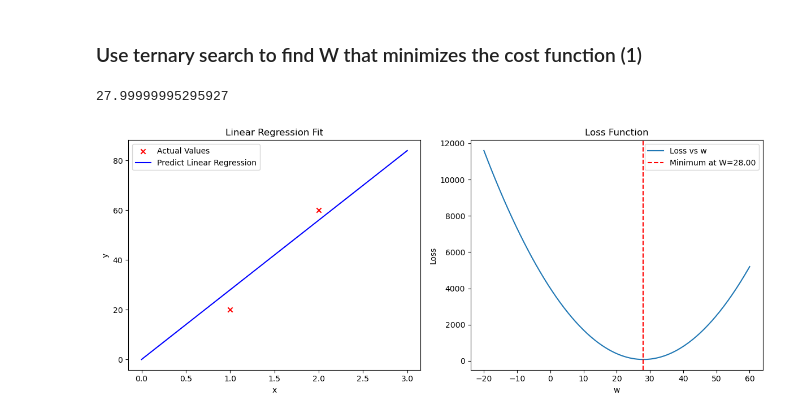
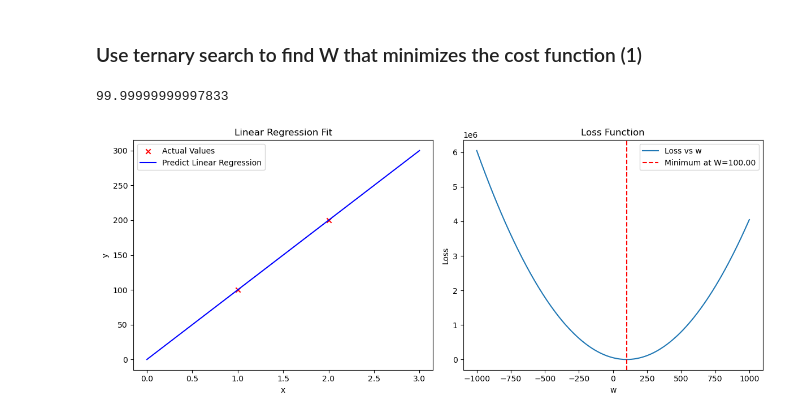
Before and after one commit to HuyinCP/Customize-ML-Models, a Jupyter notebook: ternary_search.ipynb, the cells around one changed output. Saved outputs shown, nothing was run; the diff lists cells and outputs as text; code cells hidden in the pictures.

```diff
--- a/ternary_search.ipynb
+++ b/ternary_search.ipynb
@@ -3,7 +3,7 @@ import numpy as np
 import matplotlib.pyplot as plt
 # %%
 x_train = np.array([1.0, 2.0])
-y_train = np.array([20.0, 60.0])
+y_train = np.array([100.0, 200.0])
 # %% [markdown]
 ## Computing Cost (Loss) and Minimizing the MSE Parameter with Ternary Search in Competive Programing
 The equation for cost with one variable is:
@@ -82,31 +82,31 @@ def ternary_search(x, y):
 W = ternary_search(x_train, y_train)
 W
 # %% [output]
-27.99999995295927
+99.99999999997833
 # %%
 fig, (ax1, ax2) = plt.subplots(1, 2, figsize=(12, 5))
 
 # scatter + line prediction
 ax1.scatter(x_train, y_train, marker='x', c='r', label='Actual Values')
 x_line = np.linspace(0, 3, 10)
 y_line = W * x_line
 ax1.plot(x_line, y_line, color='blue', label='Predict Linear Regression')
 ax1.set_xlabel('x')
 ax1.set_ylabel('y')
 ax1.legend()
 ax1.set_title('Linear Regression Fit')
 
 # loss for all w
-w_values = np.linspace(-20, 60, 200)
+w_values = np.linspace(-1000, 1000, 200)
 loss_values = [compute_loss_value(x_train, y_train, w) for w in w_values]
 ax2.plot(w_values, loss_values, label='Loss vs w')
 ax2.axvline(W, color='red', linestyle='--', label=f'Minimum at W={W:.2f}')
 ax2.set_xlabel('w')
 ax2.set_ylabel('Loss')
 ax2.legend()
 ax2.set_title('Loss Function')
 
 plt.tight_layout()
 plt.show()
 # %% [output]
-[figure, old version]
+[figure, new version]
```
Also changed, not shown: 1 other file.
